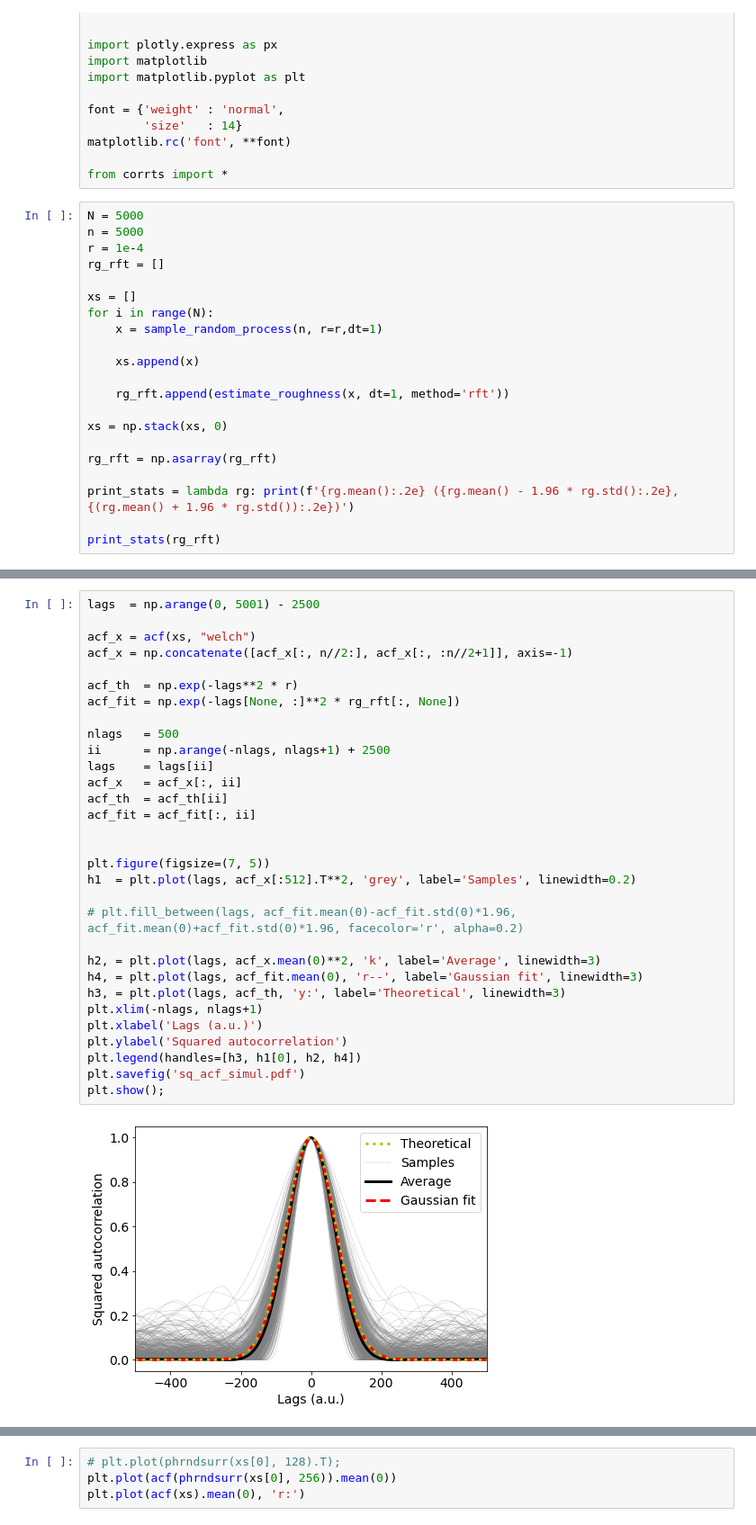
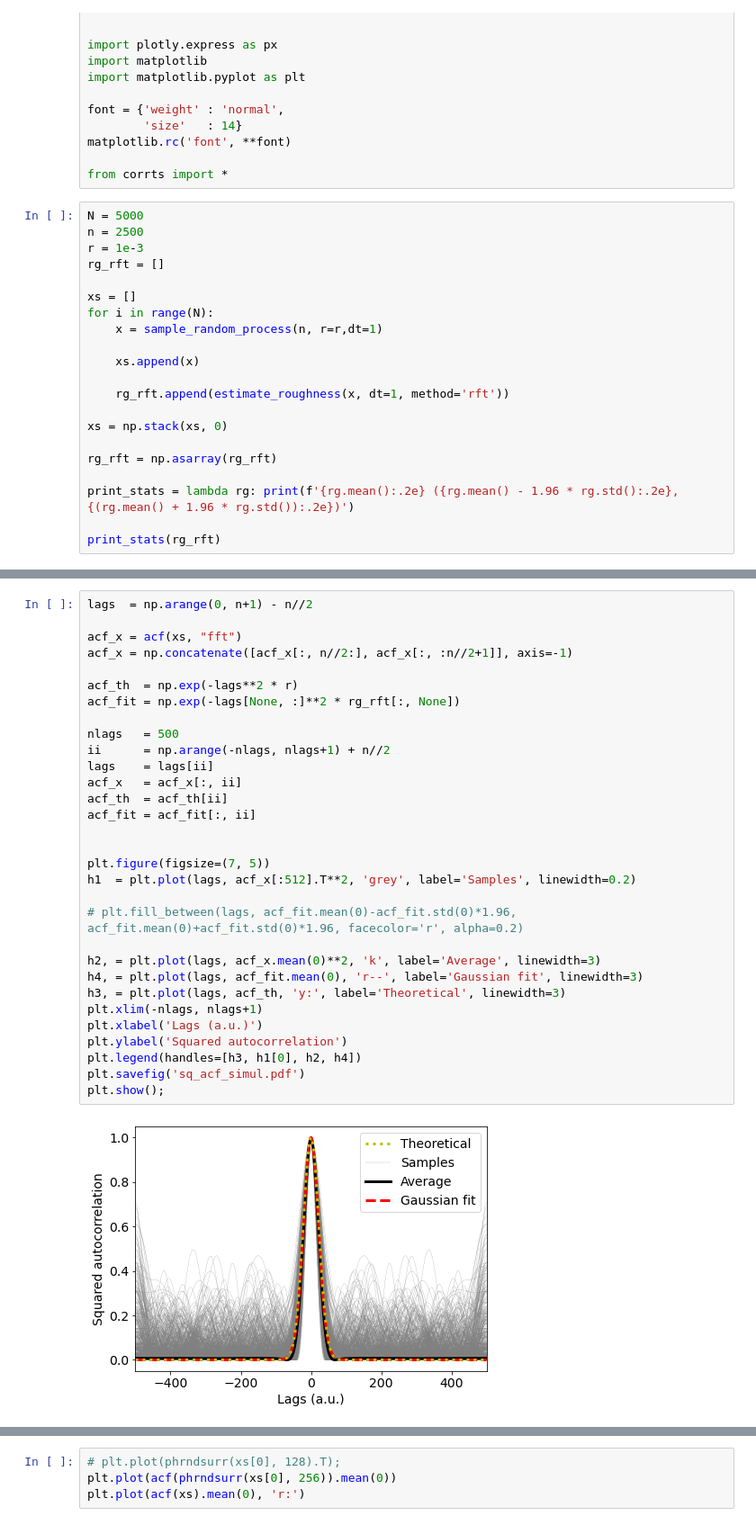
Before and after one commit to johmedr/corrts, a Jupyter notebook: examples/Simulations 1.ipynb, the cells around one changed output, grey strips where cells are left out. Shown: that part at 90% size. Drawn from its saved outputs; the diff is of its cells as text.

```diff
--- a/examples/Untitled.ipynb
+++ b/examples/Simulations 1.ipynb
@@ -14,8 +14,8 @@ matplotlib.rc('font', **font)
 from corrts import *
 # %%
 N = 5000
-n = 5000
-r = 1e-4
+n = 2500
+r = 1e-3
 rg_rft = []
 
 xs = []
@@ -38,33 +38,33 @@ print_stats(rg_rft)
 # %%
-lags  = np.arange(0, 5001) - 2500
+lags  = np.arange(0, n+1) - n//2
 
-acf_x = acf(xs, "welch")
+acf_x = acf(xs, "fft")
 acf_x = np.concatenate([acf_x[:, n//2:], acf_x[:, :n//2+1]], axis=-1)
 
 acf_th  = np.exp(-lags**2 * r)
 acf_fit = np.exp(-lags[None, :]**2 * rg_rft[:, None])
 
 nlags   = 500
-ii      = np.arange(-nlags, nlags+1) + 2500
+ii      = np.arange(-nlags, nlags+1) + n//2
 lags    = lags[ii]
 acf_x   = acf_x[:, ii]
 acf_th  = acf_th[ii]
 acf_fit = acf_fit[:, ii]
 
 
 plt.figure(figsize=(7, 5))
 h1  = plt.plot(lags, acf_x[:512].T**2, 'grey', label='Samples', linewidth=0.2)
 
 # plt.fill_between(lags, acf_fit.mean(0)-acf_fit.std(0)*1.96, acf_fit.mean(0)+acf_fit.std(0)*1.96, facecolor='r', alpha=0.2)
 
 h2, = plt.plot(lags, acf_x.mean(0)**2, 'k', label='Average', linewidth=3)
 h4, = plt.plot(lags, acf_fit.mean(0), 'r--', label='Gaussian fit', linewidth=3)
 h3, = plt.plot(lags, acf_th, 'y:', label='Theoretical', linewidth=3)
 plt.xlim(-nlags, nlags+1)
 plt.xlabel('Lags (a.u.)')
 plt.ylabel('Squared autocorrelation')
 plt.legend(handles=[h3, h1[0], h2, h4])
 plt.savefig('sq_acf_simul.pdf')
 plt.show();
 # %% [output]
-[figure, old version]
+[figure, new version]
```
Also changed, not shown: parts of 4 cells of this notebook, 1 other file.
